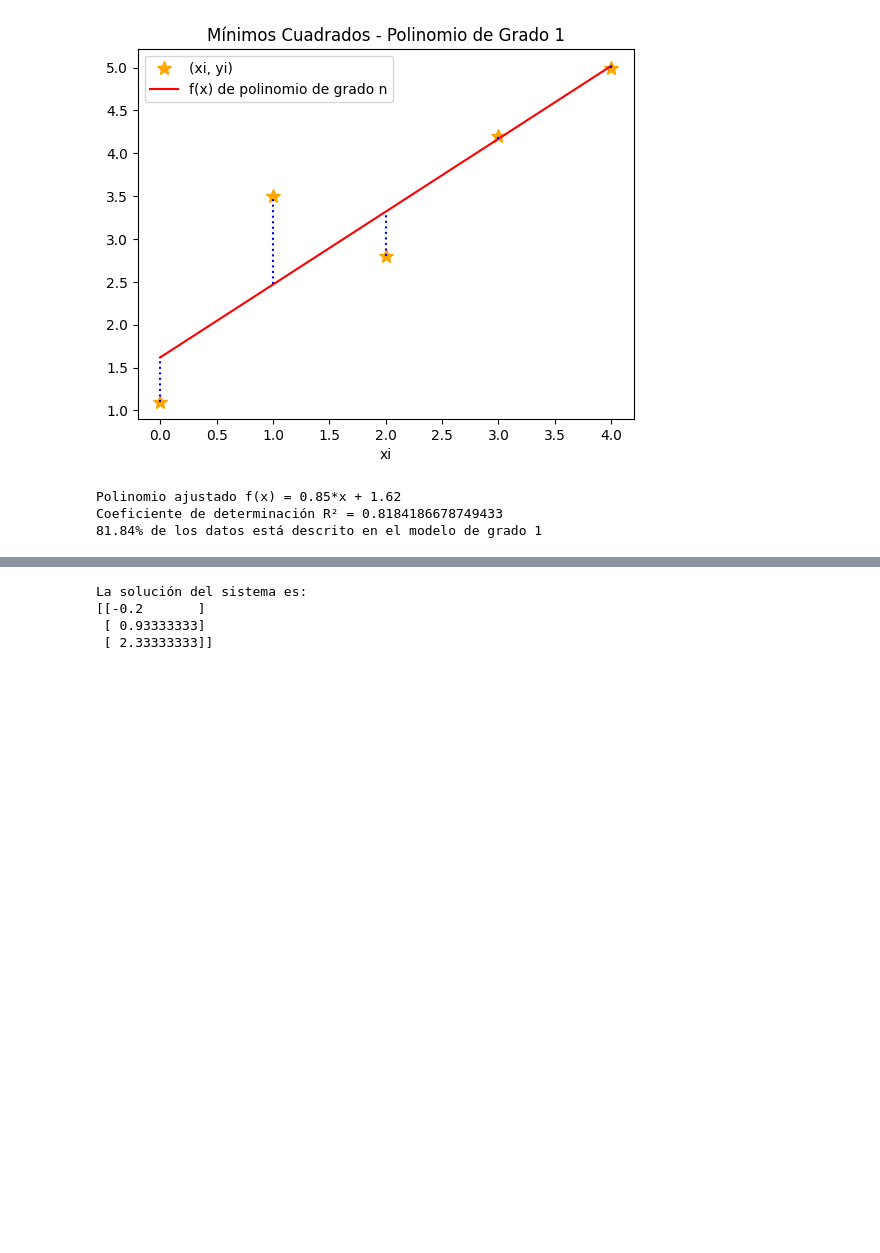
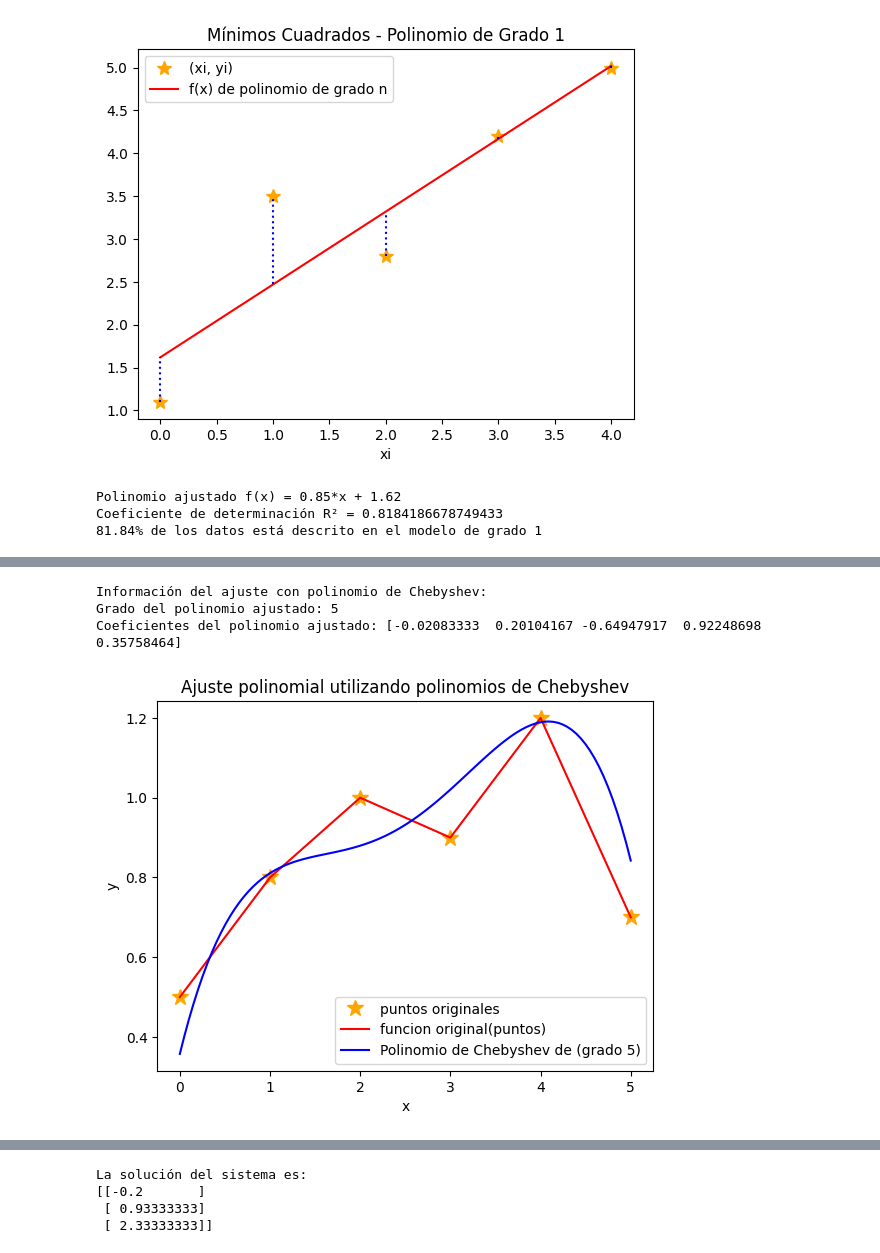
Before and after one commit to sonysarkis/ProyectoCalNum, a Jupyter notebook: Proyectos/proyecto2/proyecto3_cal.ipynb, the cells around one changed output, grey strips where cells are left out. Drawn from its saved outputs; the diff is of its cells as text; code cells hidden in the pictures; blank space fills up the shorter version.

```diff
--- a/Proyectos/proyecto2/proyecto3_cal.ipynb
+++ b/Proyectos/proyecto2/proyecto3_cal.ipynb
@@ -376,3 +301,62 @@ Coeficiente de determinación R² = 0.8184186678749432
+# %%
+# Función para ajustar un polinomio de Chebyshev a los datos
+def ajustar_polinomio_chebyshev(grado, datos_x, datos_y):
+
+    # Calcular las raíces del polinomio de Chebyshev
+    raices = np.cos((2 * np.arange(grado + 1) + 1) * np.pi / (2 * (grado + 1)))
+
+
+    # Sacar minimos y maximos de los datos para escalar las raices
+    x_max = datos_x.max()
+    x_min = datos_x.min()
+    raices_escaladas = 0.5 * (raices + 1) * (x_max - x_min)
+
+    # Ajustar un polinomio a los datos originales
+    funcion_datos_originales = np.poly1d(np.polyfit(datos_x, datos_y, deg=len(datos_x) - 1))
+
+    # Evaluar las raíces escaladas en la función de los datos originales
+    valores_y = funcion_datos_originales(raices_escaladas)
+
+    # Ajustar un polinomio usando las raíces escaladas y los valores evaluados
+    polinomio_ajustado = np.polyfit(raices_escaladas, valores_y, grado - 1)
+
+    return polinomio_ajustado
+
+# Convertir los datos a arreglos NumPy
+datos_x = np.array(x_data_cubico)
+datos_y = np.array(y_data_cubico)
+
+# Generar datos para graficar
+datos_x_grafica = np.linspace(0, 5, 100)
+
+# Especificar el grado del polinomio de Chebyshev
+grado_polinomio = int(input('Grado del polinomio de Chebyshev: '))
+while not 0 <= grado_polinomio < len(datos_x):
+    print(f'Error: el grado del polinomio debe ser menor a {len(datos_x)} y mayor o igual a 0.')
+    grado_polinomio = int(input('Grado del polinomio de Chebyshev: '))
+
+# Ajustar el polinomio de Chebyshev a los datos
+polinomio_ajustado = np.poly1d(ajustar_polinomio_chebyshev(grado_polinomio, datos_x, datos_y))
+
+# Mostrar información sobre el ajuste
+print("Información del ajuste con polinomio de Chebyshev:")
+print(f"Grado del polinomio ajustado: {grado_polinomio}")
+print(f"Coeficientes del polinomio ajustado: {polinomio_ajustado.coefficients}")
+
+# Graficar los datos originales y el polinomio ajustado
+plt.plot(datos_x, datos_y, '*', label='puntos originales', color='orange', markersize=12)
+plt.plot(datos_x, datos_y, '-', label='funcion original(puntos)', color='red')
+plt.plot(datos_x_grafica, polinomio_ajustado(datos_x_grafica), '-', label=f'Polinomio de Chebyshev de (grado {grado_polinomio})', color='blue')
+plt.legend()
+plt.xlabel('x')
+plt.ylabel('y')
+plt.title('Ajuste polinomial utilizando polinomios de Chebyshev')
+plt.show()
+# %% [output]
+Información del ajuste con polinomio de Chebyshev:
+Grado del polinomio ajustado: 5
+Coeficientes del polinomio ajustado: [-0.02083333  0.20104167 -0.64947917  0.92248698  0.35758464]
+[figure, added]
 # %% [markdown]
 # PARTE 4:
 
```
Also changed, not shown: parts of 4 cells of this notebook.
